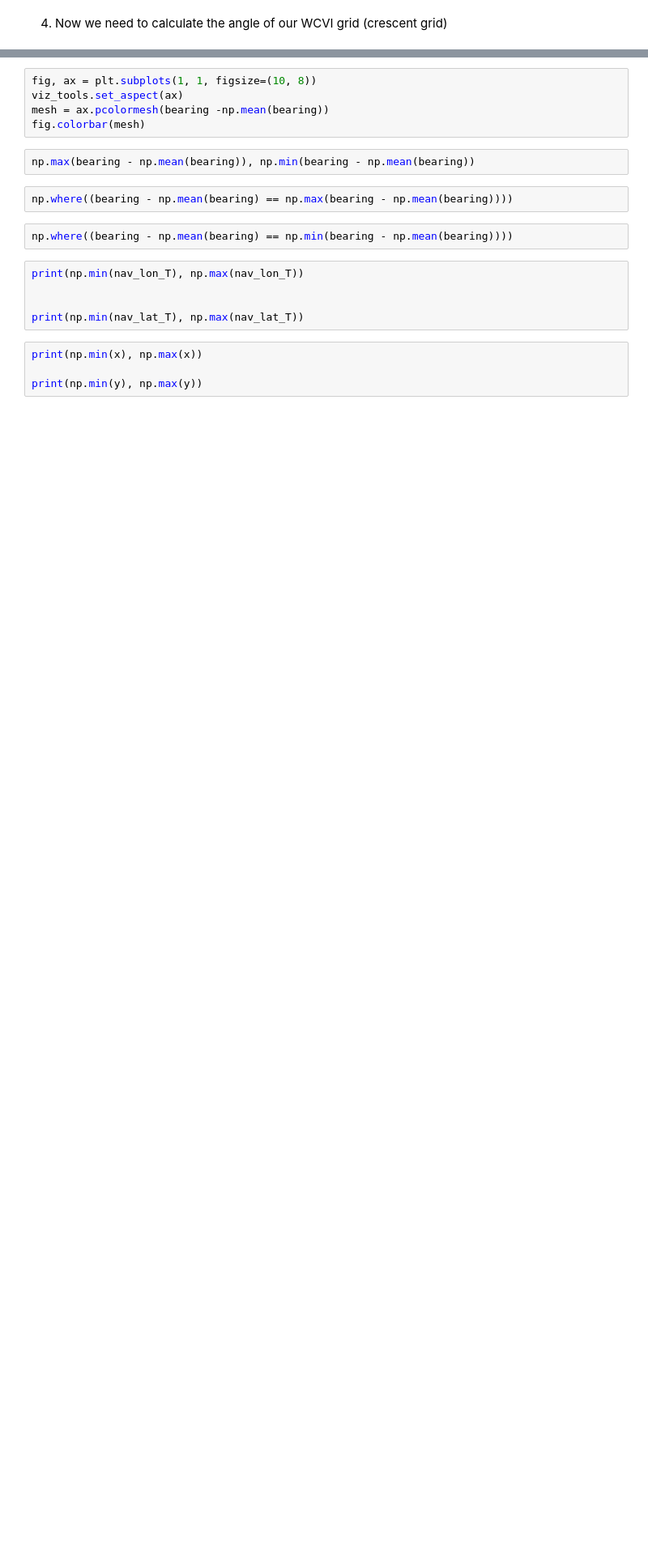
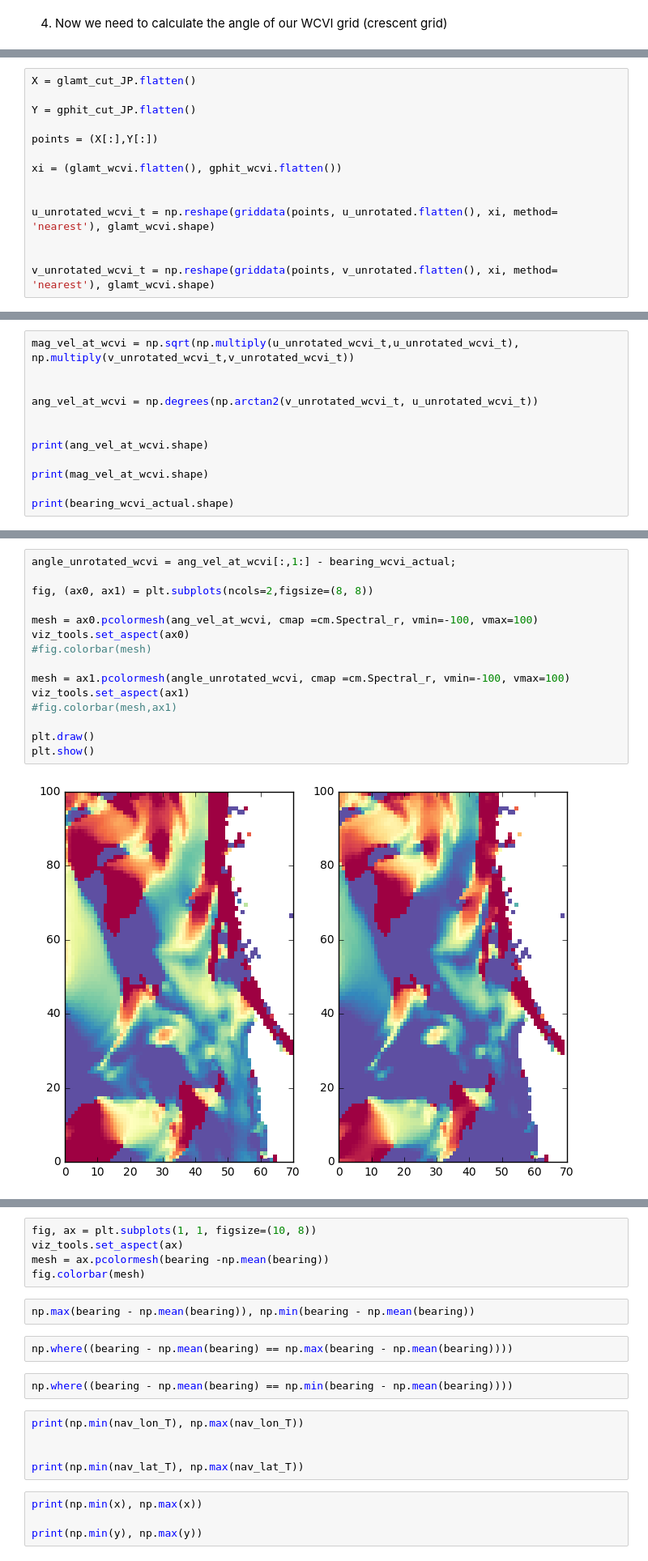
Before and after one commit to UBC-MOAD/wcvi, a Jupyter notebook: grid/Grid_transformation.ipynb, the cells around one changed output, grey strips where cells are left out. Shown at 81% size. Drawn from its saved outputs; the diff is of its cells as text; blank space fills up the shorter version.

```diff
--- a/grid/Grid_transformation.ipynb
+++ b/grid/Grid_transformation.ipynb
@@ -328 +356,15 @@ fig.colorbar(mesh)
+# %%
+X = glamt_cut_JP.flatten()
+
+Y = gphit_cut_JP.flatten()
+
+points = (X[:],Y[:])
+
+xi = (glamt_wcvi.flatten(), gphit_wcvi.flatten())
+
+
+u_unrotated_wcvi_t = np.reshape(griddata(points, u_unrotated.flatten(), xi, method= 'nearest'), glamt_wcvi.shape)
+
+
+v_unrotated_wcvi_t = np.reshape(griddata(points, v_unrotated.flatten(), xi, method= 'nearest'), glamt_wcvi.shape)
 # %%
@@ -331,0 +374,12 @@ glamu_wcvi.shape
+# %%
+mag_vel_at_wcvi = np.sqrt(np.multiply(u_unrotated_wcvi_t,u_unrotated_wcvi_t), np.multiply(v_unrotated_wcvi_t,v_unrotated_wcvi_t))
+
+
+ang_vel_at_wcvi = np.degrees(np.arctan2(v_unrotated_wcvi_t, u_unrotated_wcvi_t))
+
+
+print(ang_vel_at_wcvi.shape)
+
+print(mag_vel_at_wcvi.shape)
+
+print(bearing_wcvi_actual.shape)
@@ -332,3 +390,20 @@ glamu_wcvi.shape
+# %%
+angle_unrotated_wcvi = ang_vel_at_wcvi[:,1:] - bearing_wcvi_actual;
+
+fig, (ax0, ax1) = plt.subplots(ncols=2,figsize=(8, 8))
+
+mesh = ax0.pcolormesh(ang_vel_at_wcvi, cmap =cm.Spectral_r, vmin=-100, vmax=100)
+viz_tools.set_aspect(ax0)
+#fig.colorbar(mesh)
+
+mesh = ax1.pcolormesh(angle_unrotated_wcvi, cmap =cm.Spectral_r, vmin=-100, vmax=100)
+viz_tools.set_aspect(ax1)
+#fig.colorbar(mesh,ax1)
+
+plt.draw()
+plt.show()
+# %% [output]
+[figure, added]
 # %%
 print(bearing.shape)
 
```
Also changed, not shown: parts of 21 cells of this notebook.
